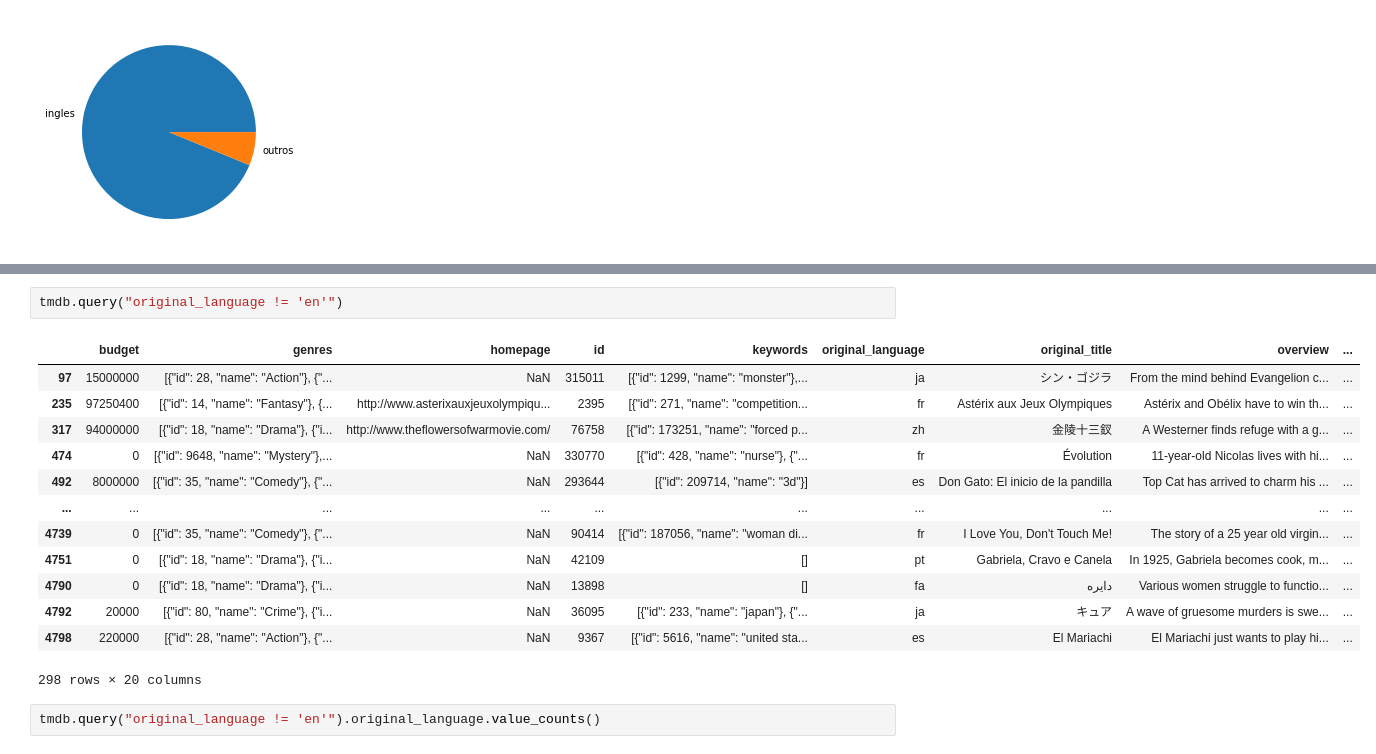
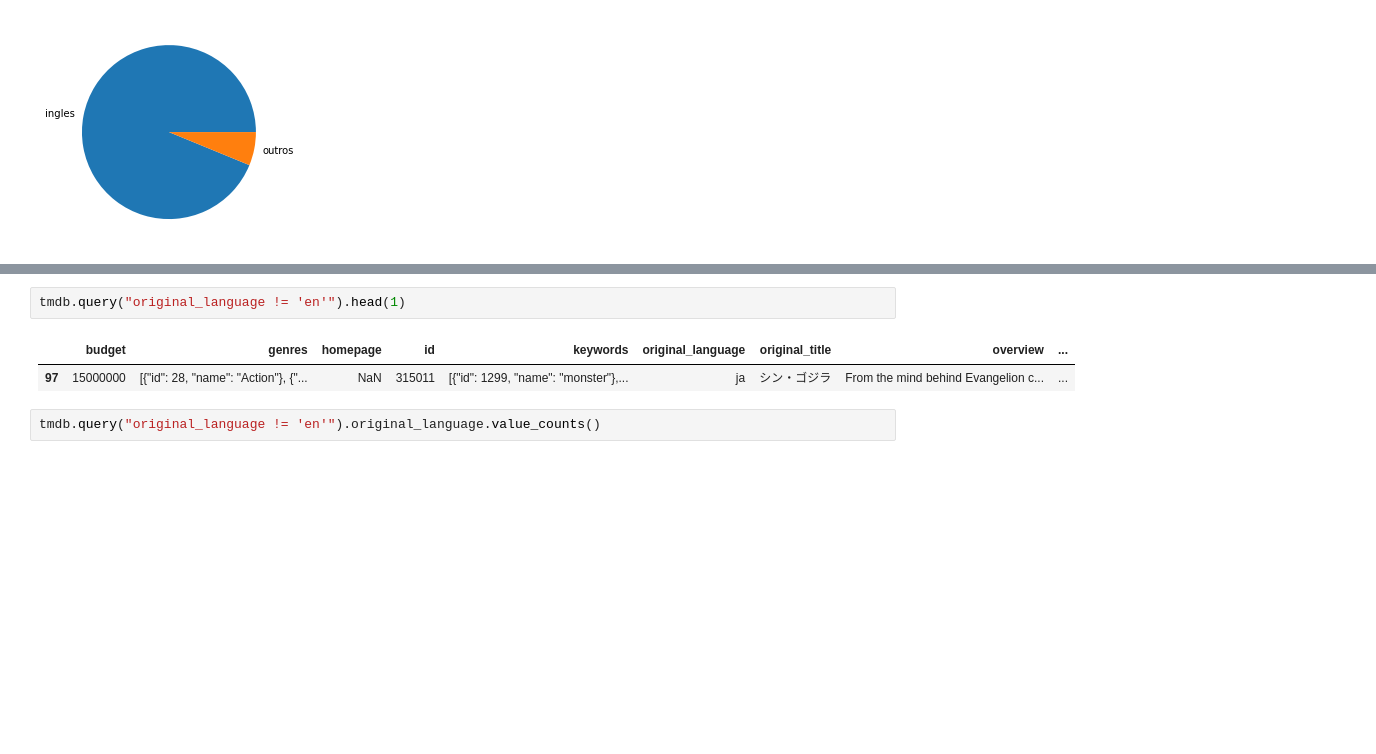
Before and after one commit to danielfsilva88/alura-projects, a Jupyter notebook: python-alura-projects/data-science/data-analysis-and-visualization/1.intro-to-data-science.ipynb, the cells around one changed output, grey strips where cells are left out. Saved outputs shown, nothing was run; the diff lists cells and outputs as text; blank space fills up the shorter version.

```diff
--- a/python-alura-projects/data-science/data-analysis-and-visualization/1.intro-to-data-science.ipynb
+++ b/python-alura-projects/data-science/data-analysis-and-visualization/1.intro-to-data-science.ipynb
@@ -598,19 +591,8 @@ tmdb.query("original_language == 'en'")
 # %%
-tmdb.query("original_language != 'en'")
+tmdb.query("original_language != 'en'").head(1)
 # %% [output]
 |  | budget | genres | homepage | id | keywords | original_language | original_title | overview | ... |
 | 97 | 15000000 | [{"id": 28, "name": "Action"}, {"... | NaN | 315011 | [{"id": 1299, "name": "monster"},... | ja | シン・ゴジラ | From the mind behind Evangelion c... | ... |
-| 235 | 97250400 | [{"id": 14, "name": "Fantasy"}, {... | http://www.asterixauxjeuxolympiqu... | 2395 | [{"id": 271, "name": "competition... | fr | Astérix aux Jeux Olympiques | Astérix and Obélix have to win th... | ... |
-| 317 | 94000000 | [{"id": 18, "name": "Drama"}, {"i... | http://www.theflowersofwarmovie.com/ | 76758 | [{"id": 173251, "name": "forced p... | zh | 金陵十三釵 | A Westerner finds refuge with a g... | ... |
-| 474 | 0 | [{"id": 9648, "name": "Mystery"},... | NaN | 330770 | [{"id": 428, "name": "nurse"}, {"... | fr | Évolution | 11-year-old Nicolas lives with hi... | ... |
-| 492 | 8000000 | [{"id": 35, "name": "Comedy"}, {"... | NaN | 293644 | [{"id": 209714, "name": "3d"}] | es | Don Gato: El inicio de la pandilla | Top Cat has arrived to charm his ... | ... |
-| ... | ... | ... | ... | ... | ... | ... | ... | ... | ... |
-| 4739 | 0 | [{"id": 35, "name": "Comedy"}, {"... | NaN | 90414 | [{"id": 187056, "name": "woman di... | fr | I Love You, Don't Touch Me! | The story of a 25 year old virgin... | ... |
-| 4751 | 0 | [{"id": 18, "name": "Drama"}, {"i... | NaN | 42109 | [] | pt | Gabriela, Cravo e Canela | In 1925, Gabriela becomes cook, m... | ... |
-| 4790 | 0 | [{"id": 18, "name": "Drama"}, {"i... | NaN | 13898 | [] | fa | دایره | Various women struggle to functio... | ... |
-| 4792 | 20000 | [{"id": 80, "name": "Crime"}, {"i... | NaN | 36095 | [{"id": 233, "name": "japan"}, {"... | ja | キュア | A wave of gruesome murders is swe... | ... |
-| 4798 | 220000 | [{"id": 28, "name": "Action"}, {"... | NaN | 9367 | [{"id": 5616, "name": "united sta... | es | El Mariachi | El Mariachi just wants to play hi... | ... |
-298 rows × 20 columns
 # %%
 tmdb.query("original_language != 'en'").original_language.value_counts()
 # %% [output]
```
Also changed, not shown: parts of 34 cells of this notebook.
